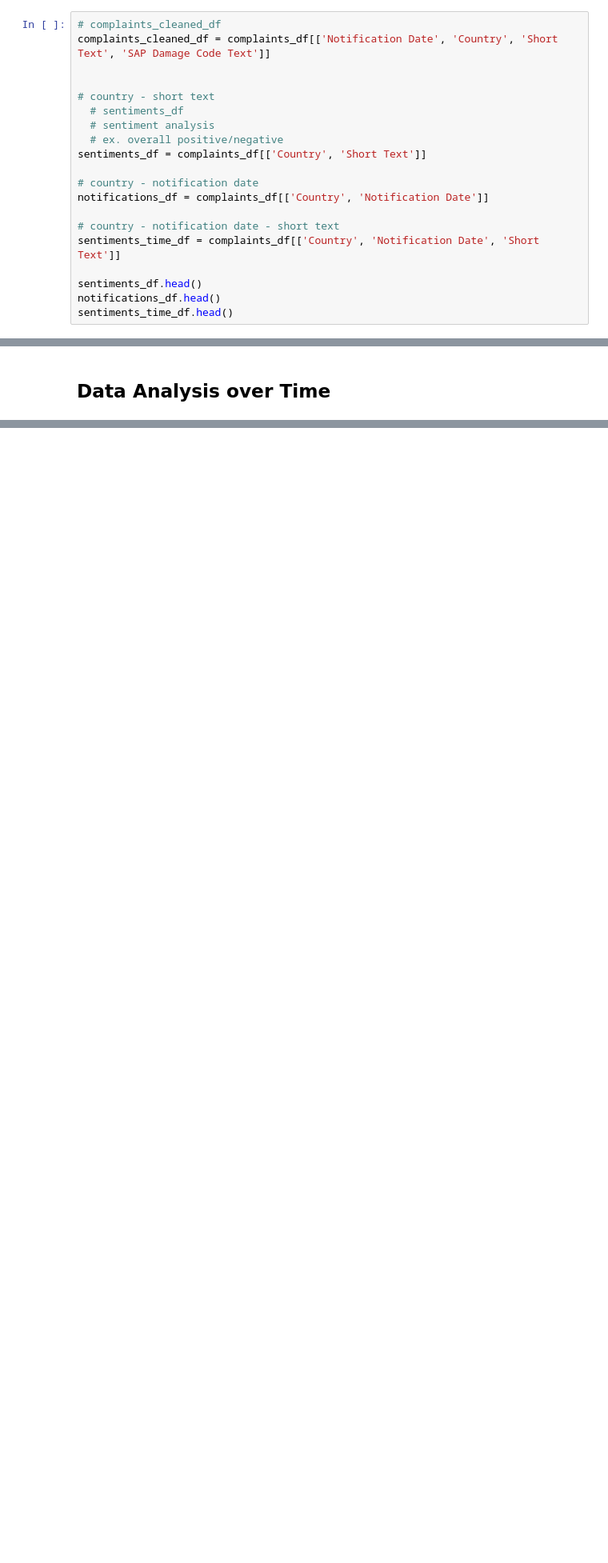
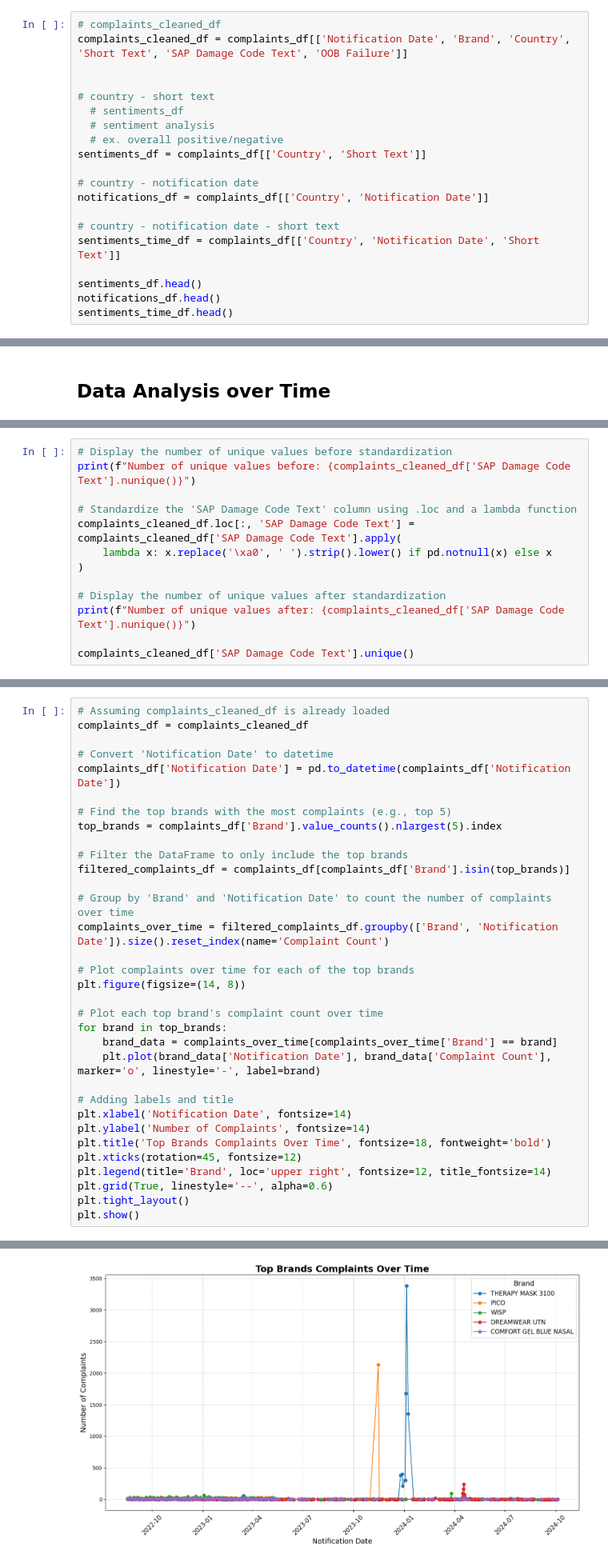
Before and after one commit to michellechang02/philips-complaints, a Jupyter notebook: complaints.ipynb, the cells around one changed output, grey strips where cells are left out. Shown at 80% size. Drawn from its saved outputs; the diff is of its cells as text; blank space fills up the shorter version.

```diff
--- a/complaints.ipynb
+++ b/complaints.ipynb
@@ -221,7 +208,7 @@ complaints_df
 26566 rows × 24 columns
 # %%
 # complaints_cleaned_df
-complaints_cleaned_df = complaints_df[['Notification Date', 'Country', 'Short Text', 'SAP Damage Code Text']]
+complaints_cleaned_df = complaints_df[['Notification Date', 'Brand', 'Country', 'Short Text', 'SAP Damage Code Text', 'OOB Failure']]
 
 
 # country - short text
@@ -390,0 +343,13 @@ plt.show()
+# %%
+# Display the number of unique values before standardization
+print(f"Number of unique values before: {complaints_cleaned_df['SAP Damage Code Text'].nunique()}")
+
+# Standardize the 'SAP Damage Code Text' column using .loc and a lambda function
+complaints_cleaned_df.loc[:, 'SAP Damage Code Text'] = complaints_cleaned_df['SAP Damage Code Text'].apply(
+    lambda x: x.replace('\xa0', ' ').strip().lower() if pd.notnull(x) else x
+)
+
+# Display the number of unique values after standardization
+print(f"Number of unique values after: {complaints_cleaned_df['SAP Damage Code Text'].nunique()}")
+
+complaints_cleaned_df['SAP Damage Code Text'].unique()
@@ -390,0 +376,34 @@ plt.show()
+# %%
+# Assuming complaints_cleaned_df is already loaded
+complaints_df = complaints_cleaned_df
+
+# Convert 'Notification Date' to datetime
+complaints_df['Notification Date'] = pd.to_datetime(complaints_df['Notification Date'])
+
+# Find the top brands with the most complaints (e.g., top 5)
+top_brands = complaints_df['Brand'].value_counts().nlargest(5).index
+
+# Filter the DataFrame to only include the top brands
+filtered_complaints_df = complaints_df[complaints_df['Brand'].isin(top_brands)]
+
+# Group by 'Brand' and 'Notification Date' to count the number of complaints over time
+complaints_over_time = filtered_complaints_df.groupby(['Brand', 'Notification Date']).size().reset_index(name='Complaint Count')
+
+# Plot complaints over time for each of the top brands
+plt.figure(figsize=(14, 8))
+
+# Plot each top brand's complaint count over time
+for brand in top_brands:
+    brand_data = complaints_over_time[complaints_over_time['Brand'] == brand]
+    plt.plot(brand_data['Notification Date'], brand_data['Complaint Count'], marker='o', linestyle='-', label=brand)
+
+# Adding labels and title
+plt.xlabel('Notification Date', fontsize=14)
+plt.ylabel('Number of Complaints', fontsize=14)
+plt.title('Top Brands Complaints Over Time', fontsize=18, fontweight='bold')
+plt.xticks(rotation=45, fontsize=12)
+plt.legend(title='Brand', loc='upper right', fontsize=12, title_fontsize=14)
+plt.grid(True, linestyle='--', alpha=0.6)
+plt.tight_layout()
+plt.show()
+# %% [output]
@@ -390,0 +415 @@ plt.show()
+[figure, added]
```
Also changed, not shown: parts of 12 cells of this notebook, 1 other file.
